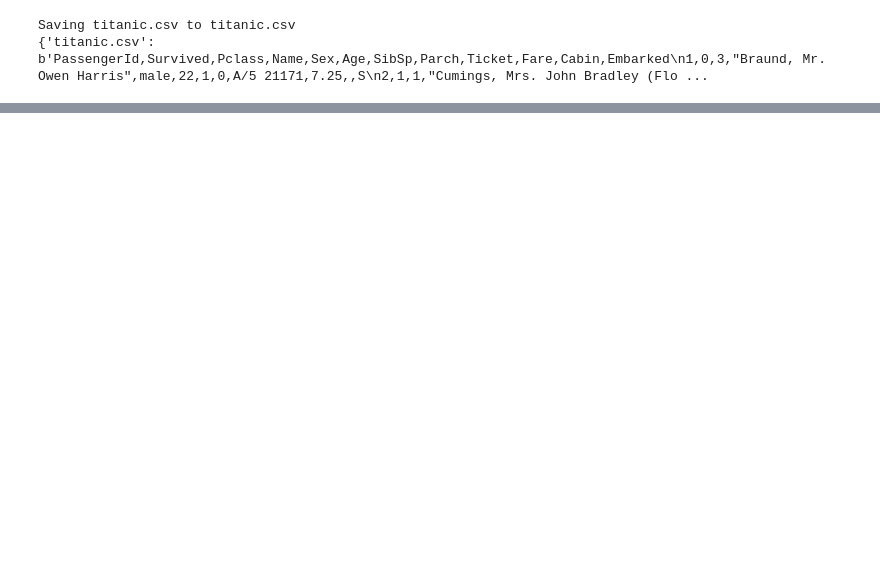
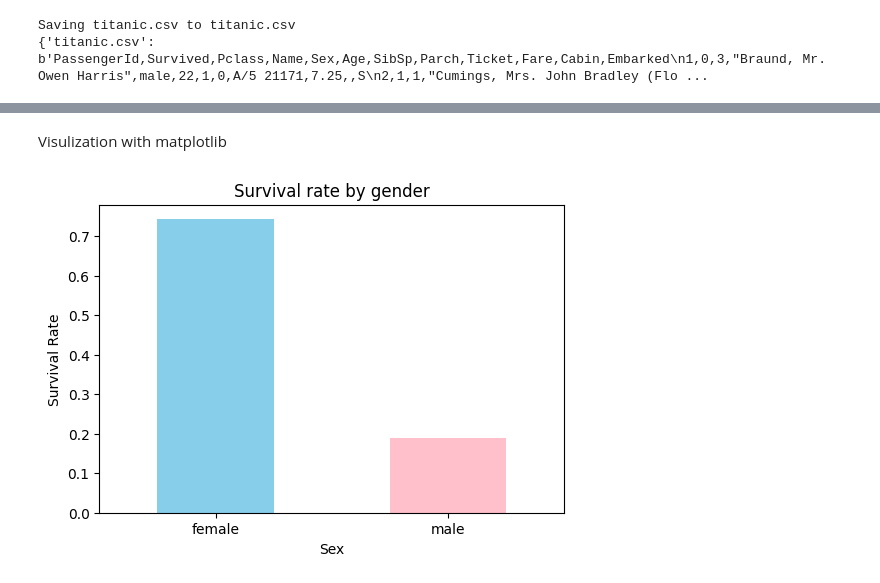
Before and after one commit to Jaiveer189/Google-Collab-mini-projects-, a Jupyter notebook: Titanic_data_analysis.ipynb, the cells around one changed output, grey strips where cells are left out. Drawn from its saved outputs; the diff is of its cells as text; code cells hidden in the pictures; blank space fills up the shorter version.

```diff
--- a/Titanic_data_analysis.ipynb
+++ b/Titanic_data_analysis.ipynb
@@ -78,7 +96,0 @@ Standard Deviation: 14.516321150817317
-# %%
-""" Handling Missing Data
-Pandas has built-in, easy missing value hadnling."""
-
-print(df.isnull().sum()) # Find missing values
-df['Age'].fillna(df['Age'].mean(), inplace = True) # Fill missing ages with mean
-df.drop('Cabin', axis =1, inplace = True) # Drop column with many missing values
@@ -128,0 +148,12 @@ df.to_csv("cleaned_titanic.csv")
+# %% [markdown]
+Visulization with matplotlib
+# %%
+#Gender vs Survival
+plt.figure(figsize=(6,4))
+df.groupby('Sex')['Survived'].mean().plot(kind='bar', color = ['skyblue','pink'])
+plt.title("Survival rate by gender")
+plt.xticks(rotation=0)
+plt.ylabel("Survival Rate")
+plt.show()
+# %% [output]
+[figure, added]
```
Also changed, not shown: parts of 24 cells of this notebook.
